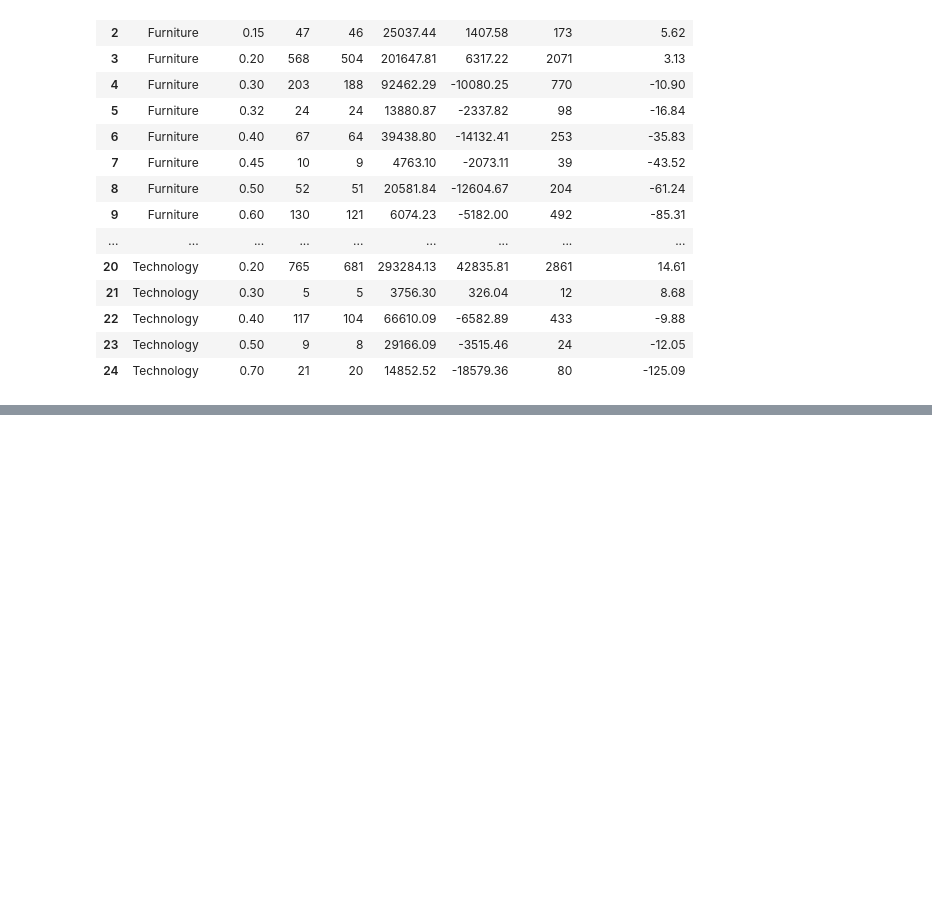
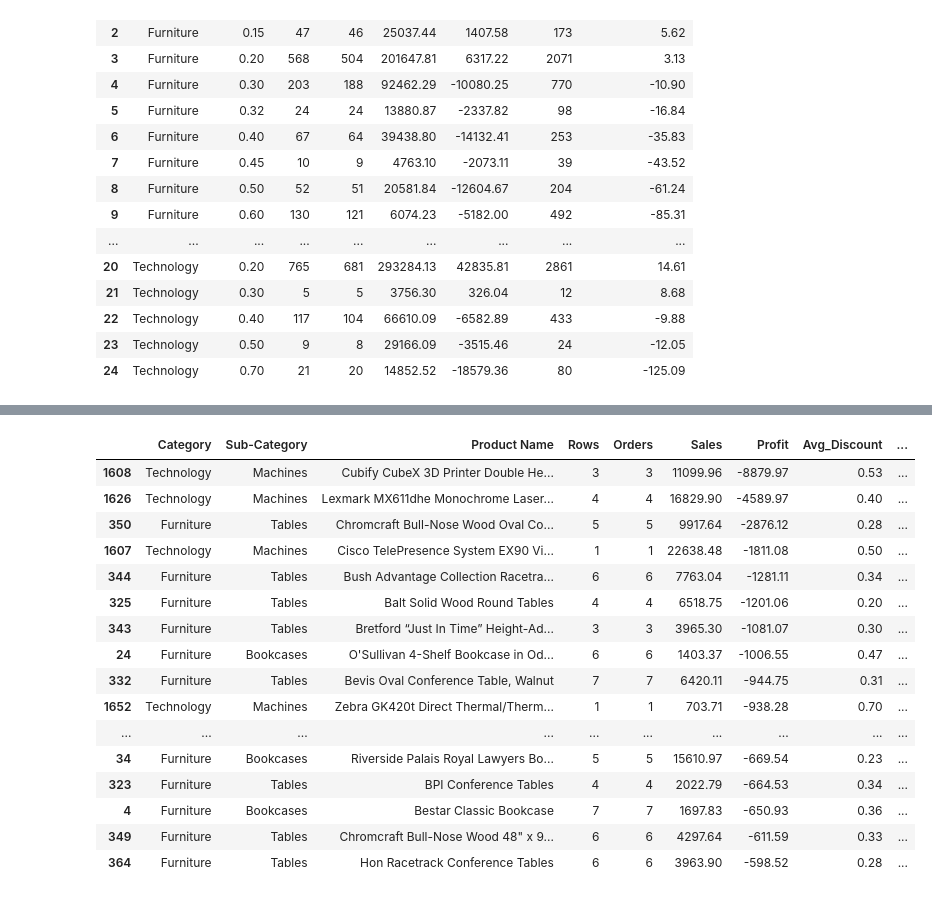
Before and after one commit to MohamedAtef721/Retail-Business-Performance-Profitability, a Jupyter notebook: 02_baseline_business_performance.ipynb, the cells around one changed output, grey strips where cells are left out. Saved outputs shown, nothing was run; the diff lists cells and outputs as text; code cells hidden in the pictures; blank space fills up the shorter version.

```diff
--- a/02_baseline_business_performance.ipynb
+++ b/02_baseline_business_performance.ipynb
@@ -129,0 +278,46 @@ category_discount_analysis.round(2)
+# %%
+
+# Select loss-making products in the three priority sub-categories
+
+priority_products = product_profitability[
+    product_profitability["Sub-Category"].isin(
+        ["Tables", "Machines", "Bookcases"]
+    )
+    & (product_profitability["Profit"] < 0)
+].copy()
+
+# Sort products from the largest loss to the smallest loss
+priority_products = priority_products.sort_values("Profit")
+
+# Display the 20 products with the largest losses
+priority_products[
+    [
+        "Category",
+        "Sub-Category",
+        "Product Name",
+        "Rows",
+        "Orders",
+        "Sales",
+        "Profit",
+        "Avg_Discount",
+        "Profit Margin (%)"
+    ]
+].head(20).round(2)
+# %% [output]
+|  | Category | Sub-Category | Product Name | Rows | Orders | Sales | Profit | Avg_Discount | ... |
+| 1608 | Technology | Machines | Cubify CubeX 3D Printer Double He... | 3 | 3 | 11099.96 | -8879.97 | 0.53 | ... |
+| 1626 | Technology | Machines | Lexmark MX611dhe Monochrome Laser... | 4 | 4 | 16829.90 | -4589.97 | 0.40 | ... |
+| 350 | Furniture | Tables | Chromcraft Bull-Nose Wood Oval Co... | 5 | 5 | 9917.64 | -2876.12 | 0.28 | ... |
+| 1607 | Technology | Machines | Cisco TelePresence System EX90 Vi... | 1 | 1 | 22638.48 | -1811.08 | 0.50 | ... |
+| 344 | Furniture | Tables | Bush Advantage Collection Racetra... | 6 | 6 | 7763.04 | -1281.11 | 0.34 | ... |
+| 325 | Furniture | Tables | Balt Solid Wood Round Tables | 4 | 4 | 6518.75 | -1201.06 | 0.20 | ... |
+| 343 | Furniture | Tables | Bretford “Just In Time” Height-Ad... | 3 | 3 | 3965.30 | -1081.07 | 0.30 | ... |
+| 24 | Furniture | Bookcases | O'Sullivan 4-Shelf Bookcase in Od... | 6 | 6 | 1403.37 | -1006.55 | 0.47 | ... |
+| 332 | Furniture | Tables | Bevis Oval Conference Table, Walnut | 7 | 7 | 6420.11 | -944.75 | 0.31 | ... |
+| 1652 | Technology | Machines | Zebra GK420t Direct Thermal/Therm... | 1 | 1 | 703.71 | -938.28 | 0.70 | ... |
+| ... | ... | ... | ... | ... | ... | ... | ... | ... | ... |
+| 34 | Furniture | Bookcases | Riverside Palais Royal Lawyers Bo... | 5 | 5 | 15610.97 | -669.54 | 0.23 | ... |
+| 323 | Furniture | Tables | BPI Conference Tables | 4 | 4 | 2022.79 | -664.53 | 0.34 | ... |
+| 4 | Furniture | Bookcases | Bestar Classic Bookcase | 7 | 7 | 1697.83 | -650.93 | 0.36 | ... |
+| 349 | Furniture | Tables | Chromcraft Bull-Nose Wood 48" x 9... | 6 | 6 | 4297.64 | -611.59 | 0.33 | ... |
+| 364 | Furniture | Tables | Hon Racetrack Conference Tables | 6 | 6 | 3963.90 | -598.52 | 0.28 | ... |
```
Also changed, not shown: parts of 3 cells of this notebook, 1 other file.
